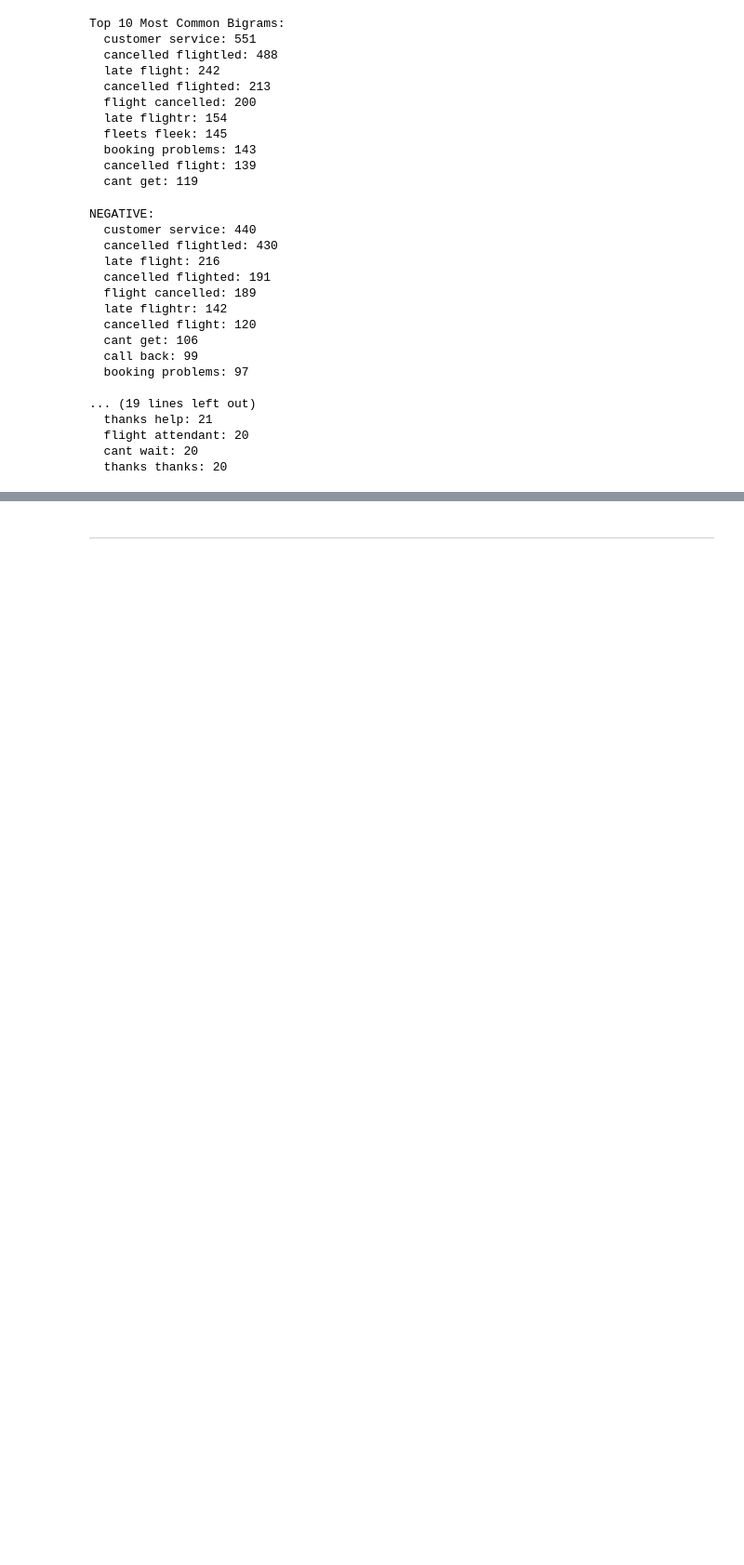
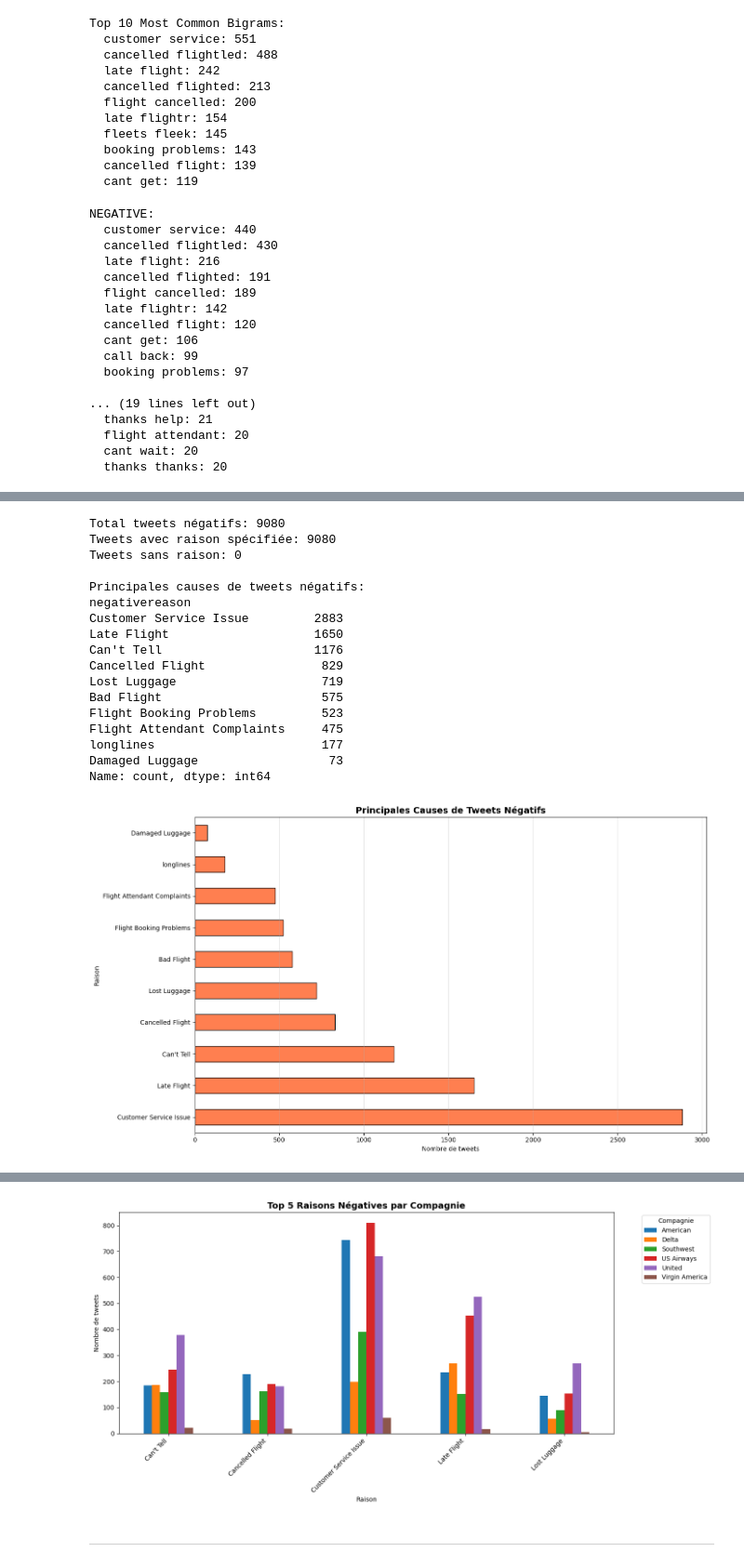
Before and after one commit to mohammed-ali-boutaine/AeroStream, a Jupyter notebook: notebook/1-EDA.ipynb, the cells around one changed output, grey strips where cells are left out. Shown at 93% size. Saved outputs shown, nothing was run; the diff lists cells and outputs as text; code cells hidden in the pictures; blank space fills up the shorter version.

```diff
--- a/notebook/1-EDA.ipynb
+++ b/notebook/1-EDA.ipynb
@@ -431,0 +462,72 @@ NEGATIVE:
+# %%
+#  principales causes de tweets négatifs.
+
+# Analyze negative reasons
+negative_df = df[df['airline_sentiment'] == 'negative'].copy()
+
+print(f"\nTotal tweets négatifs: {len(negative_df)}")
+print(f"Tweets avec raison spécifiée: {negative_df['negativereason'].notna().sum()}")
+print(f"Tweets sans raison: {negative_df['negativereason'].isna().sum()}")
+
+# Top negative reasons
+negative_reasons = negative_df['negativereason'].value_counts()
+print("\nPrincipales causes de tweets négatifs:")
+print(negative_reasons)
+
+# Visualize
+plt.figure(figsize=(14, 8))
+negative_reasons.plot(kind='barh', color='coral', edgecolor='black')
+plt.title('Principales Causes de Tweets Négatifs', fontsize=14, fontweight='bold')
+plt.xlabel('Nombre de tweets')
+plt.ylabel('Raison')
+plt.grid(axis='x', alpha=0.3)
+plt.tight_layout()
+plt.show()
+
+
+negative_by_airline = pd.crosstab(
+    negative_df['airline'],
+    negative_df['negativereason']
+)
+
+print("\nTop 3 raisons négatives par compagnie:")
+for airline in negative_by_airline.index:
+    top_reasons = negative_by_airline.loc[airline].sort_values(ascending=False).head(3)
+    print(f"\n{airline}:")
+    for reason, count in top_reasons.items():
+        if count > 0:
+            print(f"  - {reason}: {count}")
+
+# Visualize top reasons per airline
+top_reasons = negative_reasons.head(5).index
+negative_filtered = negative_df[negative_df['negativereason'].isin(top_reasons)]
+reason_airline = pd.crosstab(negative_filtered['negativereason'],
+                              negative_filtered['airline'])
+
+reason_airline.plot(kind='bar', figsize=(14, 7), stacked=False)
+plt.title('Top 5 Raisons Négatives par Compagnie', fontsize=14, fontweight='bold')
+plt.xlabel('Raison')
+plt.ylabel('Nombre de tweets')
+plt.legend(title='Compagnie', bbox_to_anchor=(1.05, 1), loc='upper left')
+plt.xticks(rotation=45, ha='right')
+plt.tight_layout()
+plt.show()
+# %% [output]
+Total tweets négatifs: 9080
+Tweets avec raison spécifiée: 9080
+Tweets sans raison: 0
+
+Principales causes de tweets négatifs:
+negativereason
+Customer Service Issue         2883
+Late Flight                    1650
+Can't Tell                     1176
+Cancelled Flight                829
+Lost Luggage                    719
+Bad Flight                      575
+Flight Booking Problems         523
+Flight Attendant Complaints     475
+longlines                       177
+Damaged Luggage                  73
+Name: count, dtype: int64
+[figure, added]
@@ -432,3 +551,4 @@ NEGATIVE:
+[figure, added]
 # %% [markdown]
 ---
 # %%
```
Also changed, not shown: parts of 4 cells of this notebook, 3 other files.
